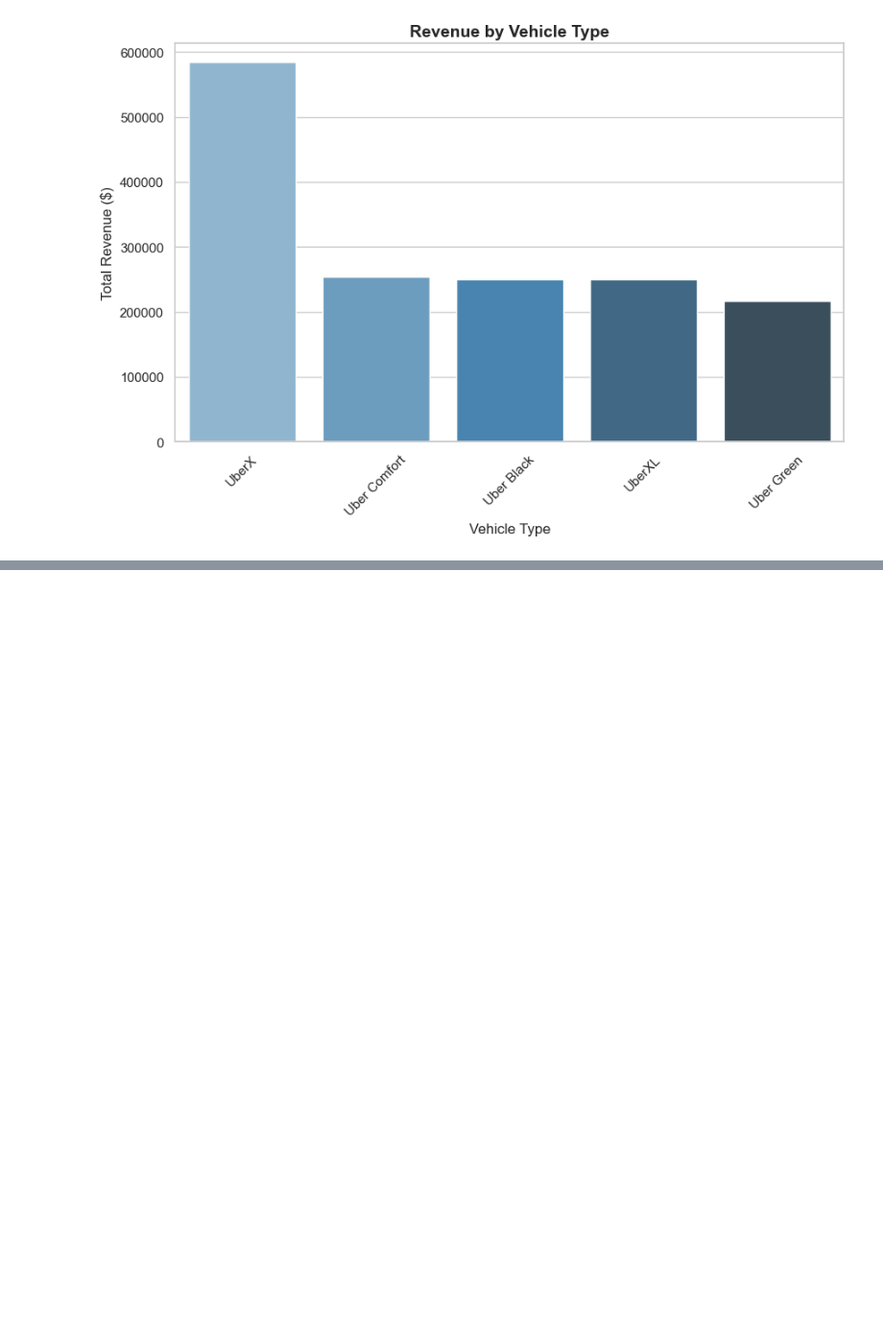
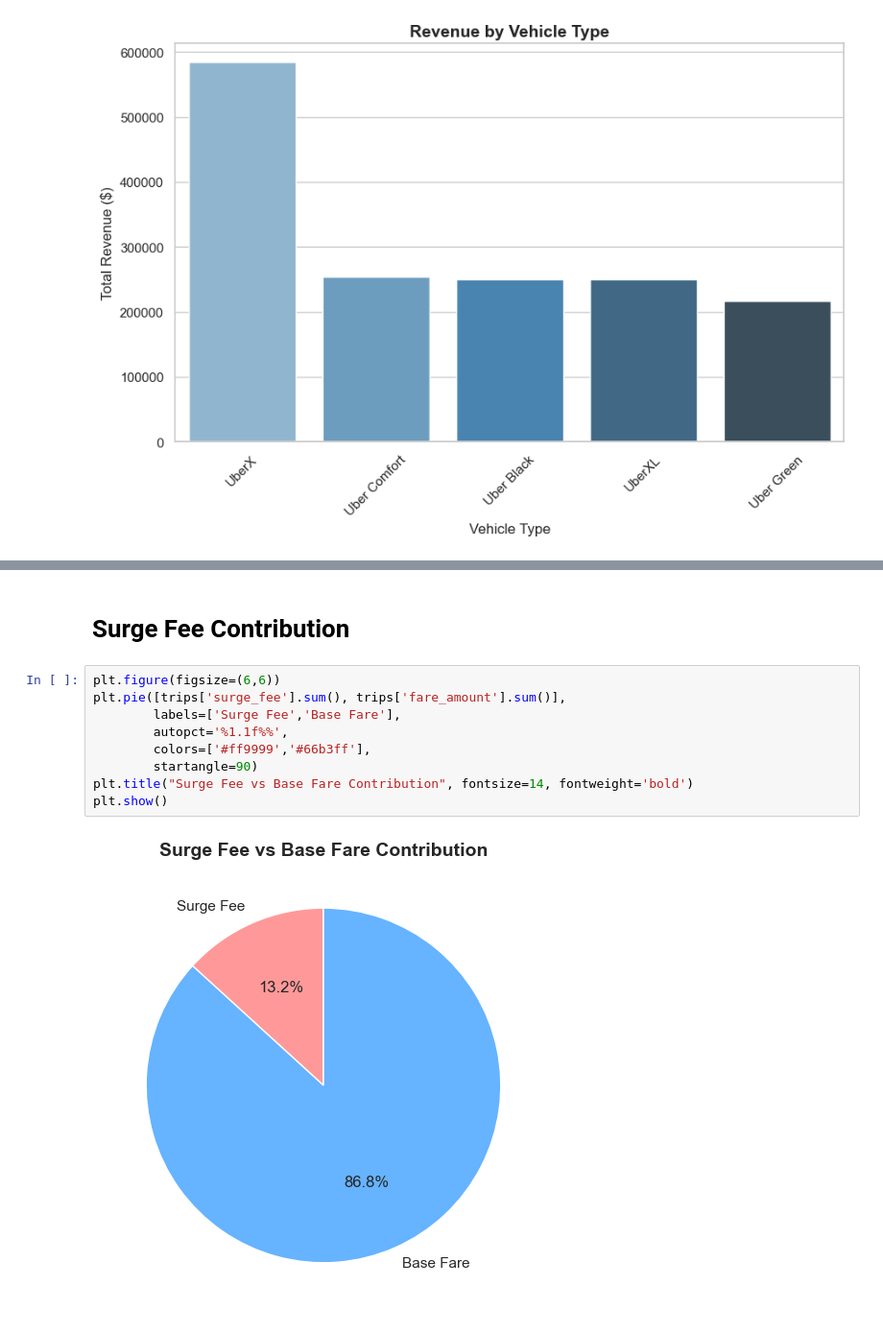
Before and after one commit to RyadulSeam/uber-trip-analysis-logistics, a Jupyter notebook: notebooks/uber-trip-analysis-logistics.ipynb, the cells around one changed output, grey strips where cells are left out. Shown at 96% size. Drawn from its saved outputs; the diff is of its cells as text; blank space fills up the shorter version.

```diff
--- a/notebooks/uber-trip-analysis-logistics.ipynb
+++ b/notebooks/uber-trip-analysis-logistics.ipynb
@@ -182,0 +214,13 @@ Passing `palette` without assigning `hue` is deprecated and will be removed in v
+# %% [markdown]
+# Surge Fee Contribution
+# %%
+plt.figure(figsize=(6,6))
+plt.pie([trips['surge_fee'].sum(), trips['fare_amount'].sum()],
+        labels=['Surge Fee','Base Fare'],
+        autopct='%1.1f%%',
+        colors=['#ff9999','#66b3ff'],
+        startangle=90)
+plt.title("Surge Fee vs Base Fare Contribution", fontsize=14, fontweight='bold')
+plt.show()
+# %% [output]
+[figure, added]
```
Also changed, not shown: parts of 18 cells of this notebook.
